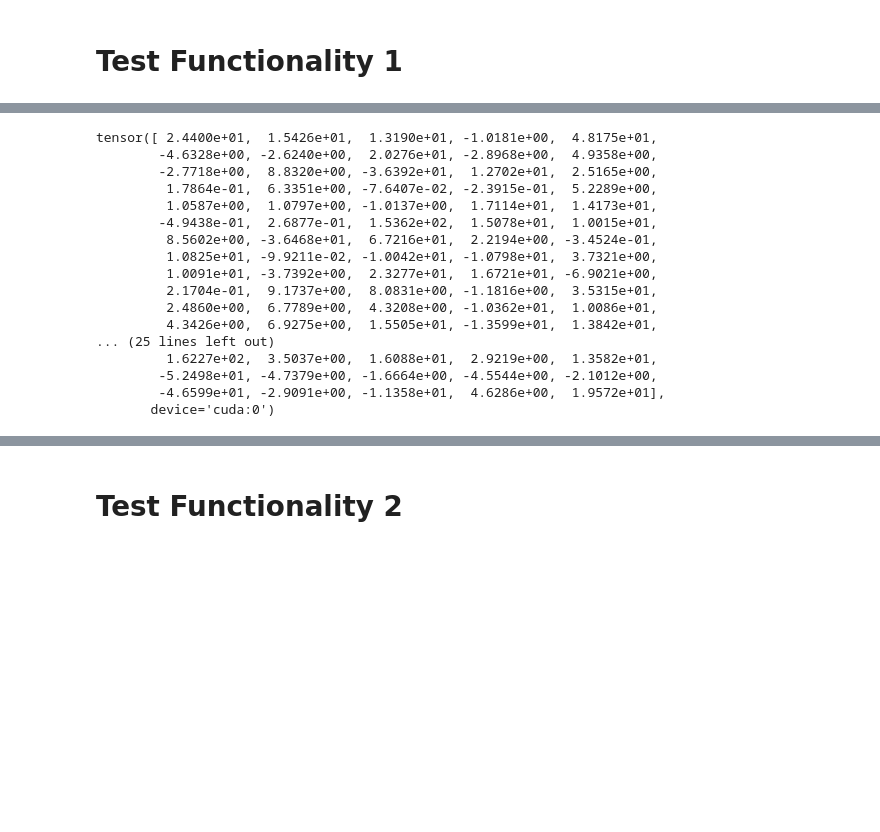
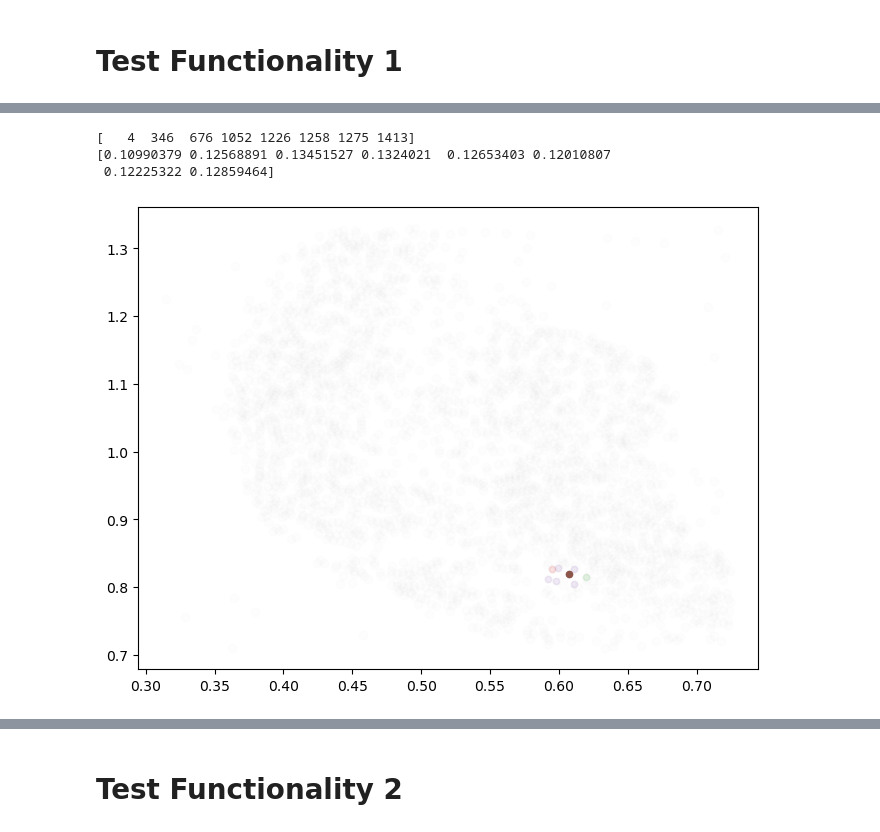
Before and after one commit to welch-lab/TopoVelo, a Jupyter notebook: notebooks/debug.ipynb, the cells around one changed output, grey strips where cells are left out. Drawn from its saved outputs; the diff is of its cells as text; code cells hidden in the pictures; blank space fills up the shorter version.

```diff
--- a/notebooks/debug.ipynb
+++ b/notebooks/debug.ipynb
@@ -173,25 +172,26 @@ Final: Train ELBO = 472.746,    Test ELBO = 473.307
+# %%
+row, col, val = vae.get_dec_att(torch.tensor(adata.obsm['tpv_z']).to(vae.device), vae.graph_data.data.adj_t)
+# %%
+idx = 4
+neighbors = col[row[idx]:row[idx+1]]
+print(neighbors)
+scores = val[row[idx]:row[idx+1]].mean(1)
+print(scores)
+P = adata.obsm['X_pos']
+colors = tpv.get_colors(8)
+plt.figure(figsize=(8, 6))
+plt.scatter(P[:, 0], P[:, 1], color='gray', alpha=0.01)
+plt.scatter(P[idx:idx+1, 0], P[idx:idx+1, 1], s=20, color=colors[vae.cell_labels[idx]], edgecolors=None)
+for i, nb in enumerate(neighbors):
+    plt.scatter(P[nb:nb+1, 0], P[nb:nb+1, 1], s=20, color=colors[vae.cell_labels[nb]], edgecolors=None, alpha=scores[i])
+plt.show()
+# %% [output]
+[   4  346  676 1052 1226 1258 1275 1413]
+[0.10990379 0.12568891 0.13451527 0.1324021  0.12653403 0.12010807
+ 0.12225322 0.12859464]
+[figure, added]
 # %%
 vae.save_anndata(adata, 'tpv', data_path_base, file_name=None)
-# %%
-vae.decoder.m.grad
-# %% [output]
-tensor([ 2.4400e+01,  1.5426e+01,  1.3190e+01, -1.0181e+00,  4.8175e+01,
-        -4.6328e+00, -2.6240e+00,  2.0276e+01, -2.8968e+00,  4.9358e+00,
-        -2.7718e+00,  8.8320e+00, -3.6392e+01,  1.2702e+01,  2.5165e+00,
-         1.7864e-01,  6.3351e+00, -7.6407e-02, -2.3915e-01,  5.2289e+00,
-         1.0587e+00,  1.0797e+00, -1.0137e+00,  1.7114e+01,  1.4173e+01,
-        -4.9438e-01,  2.6877e-01,  1.5362e+02,  1.5078e+01,  1.0015e+01,
-         8.5602e+00, -3.6468e+01,  6.7216e+01,  2.2194e+00, -3.4524e-01,
-         1.0825e+01, -9.9211e-02, -1.0042e+01, -1.0798e+01,  3.7321e+00,
-         1.0091e+01, -3.7392e+00,  2.3277e+01,  1.6721e+01, -6.9021e+00,
-         2.1704e-01,  9.1737e+00,  8.0831e+00, -1.1816e+00,  3.5315e+01,
-         2.4860e+00,  6.7789e+00,  4.3208e+00, -1.0362e+01,  1.0086e+01,
-         4.3426e+00,  6.9275e+00,  1.5505e+01, -1.3599e+01,  1.3842e+01,
-... (25 lines left out)
-         1.6227e+02,  3.5037e+00,  1.6088e+01,  2.9219e+00,  1.3582e+01,
-        -5.2498e+01, -4.7379e+00, -1.6664e+00, -4.5544e+00, -2.1012e+00,
-        -4.6599e+01, -2.9091e+00, -1.1358e+01,  4.6286e+00,  1.9572e+01],
-       device='cuda:0')
 # %%
 tpv.post_analysis(adata,
                   'graph_dec',
```
Also changed, not shown: parts of 6 cells of this notebook, 2 other files.
